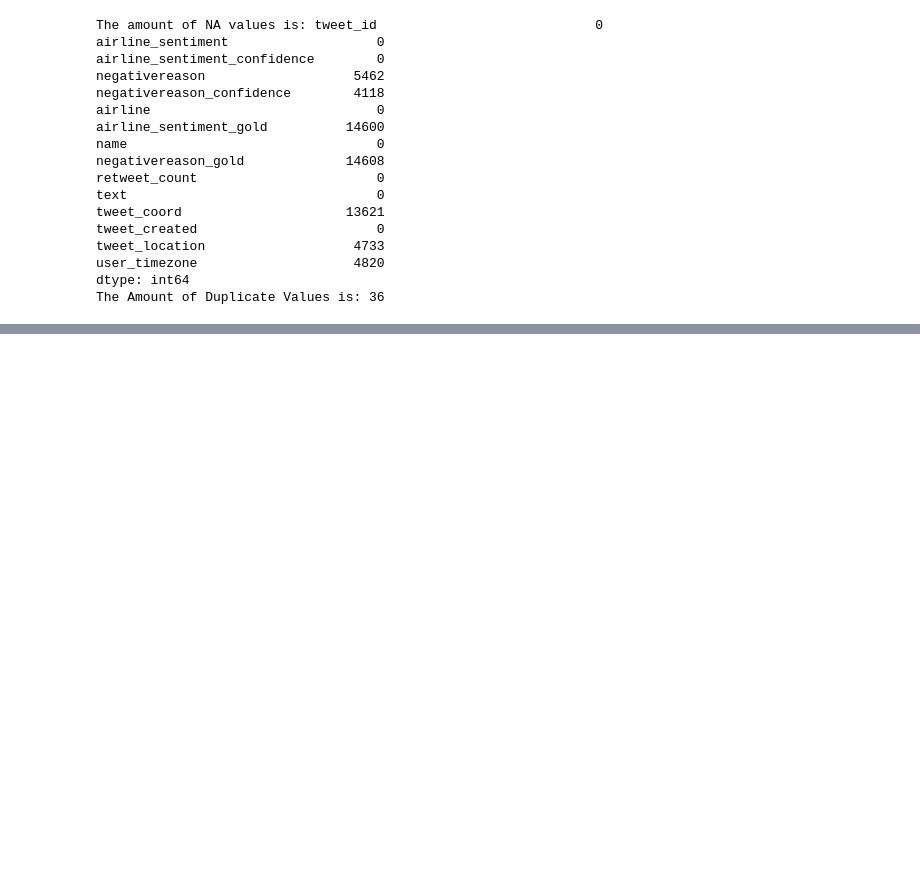
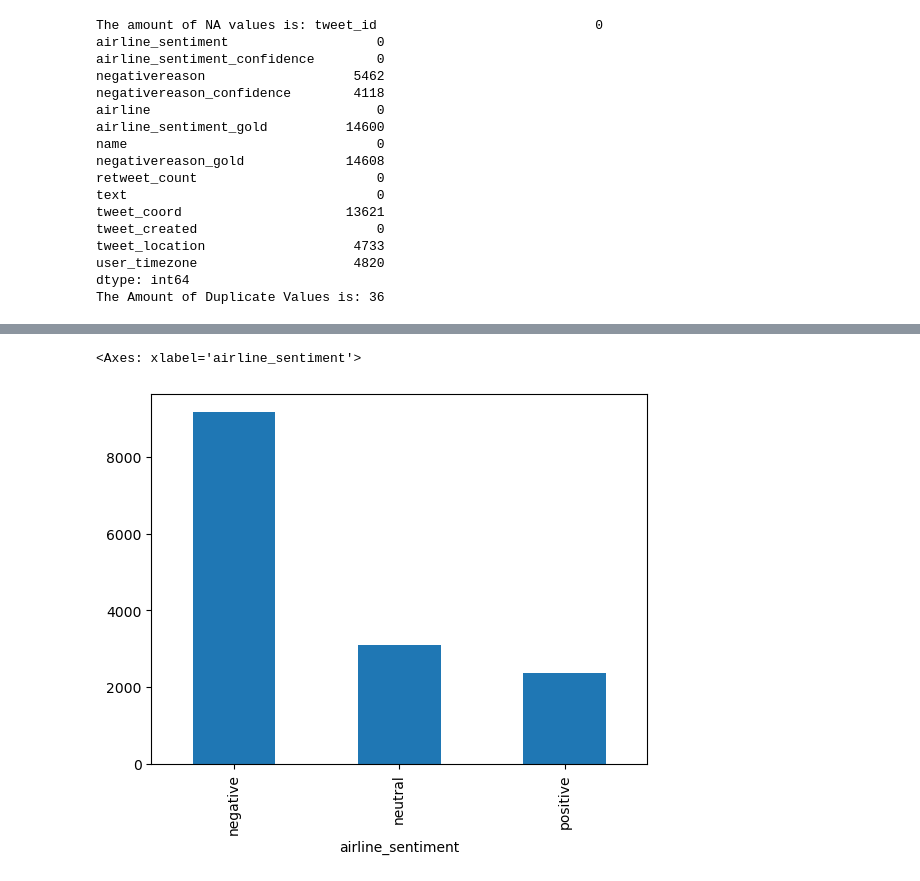
Before and after one commit to MaukanMir/NLP-Course-Docs-, a Jupyter notebook: airline-sentiment.ipynb, the cells around one changed output, grey strips where cells are left out. Saved outputs shown, nothing was run; the diff lists cells and outputs as text; code cells hidden in the pictures; blank space fills up the shorter version.

```diff
--- a/airline-sentiment.ipynb
+++ b/airline-sentiment.ipynb
@@ -58,0 +90,5 @@ The Amount of Duplicate Values is: 36
+# %%
+df['airline_sentiment'].value_counts().plot.bar()
+# %% [output]
+<Axes: xlabel='airline_sentiment'>
+[figure, added]
```
Also changed, not shown: parts of 4 cells of this notebook.
